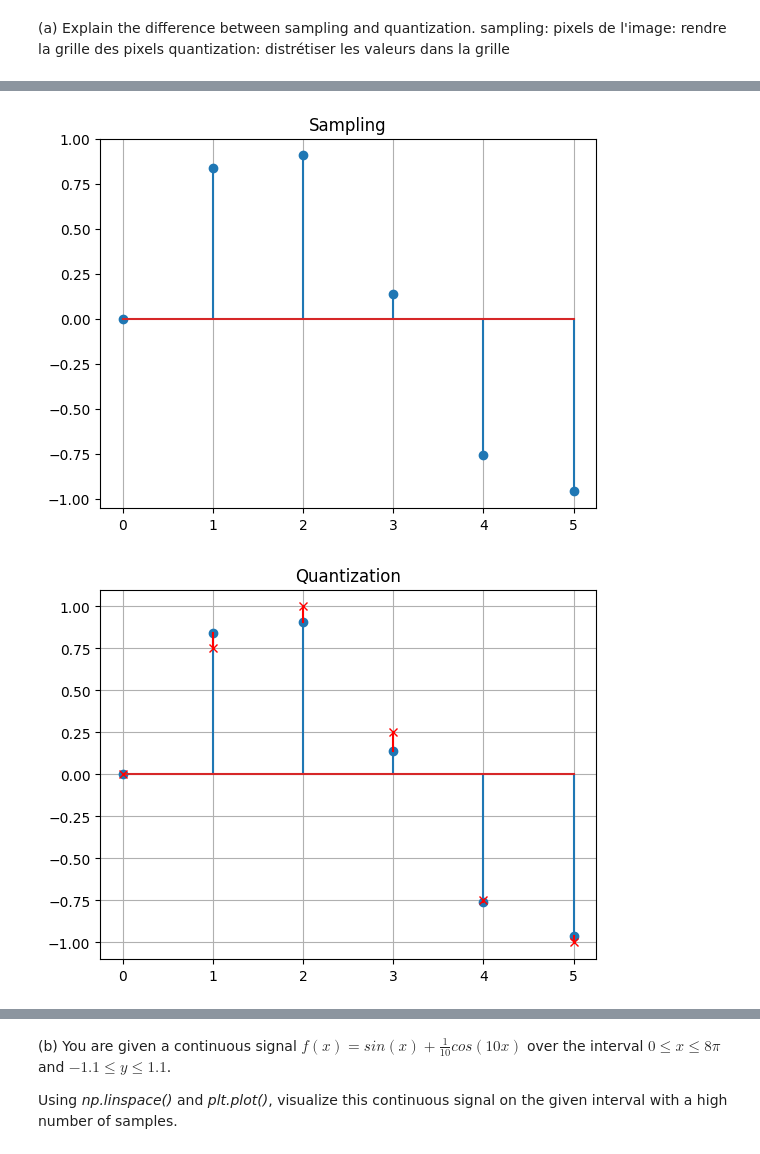
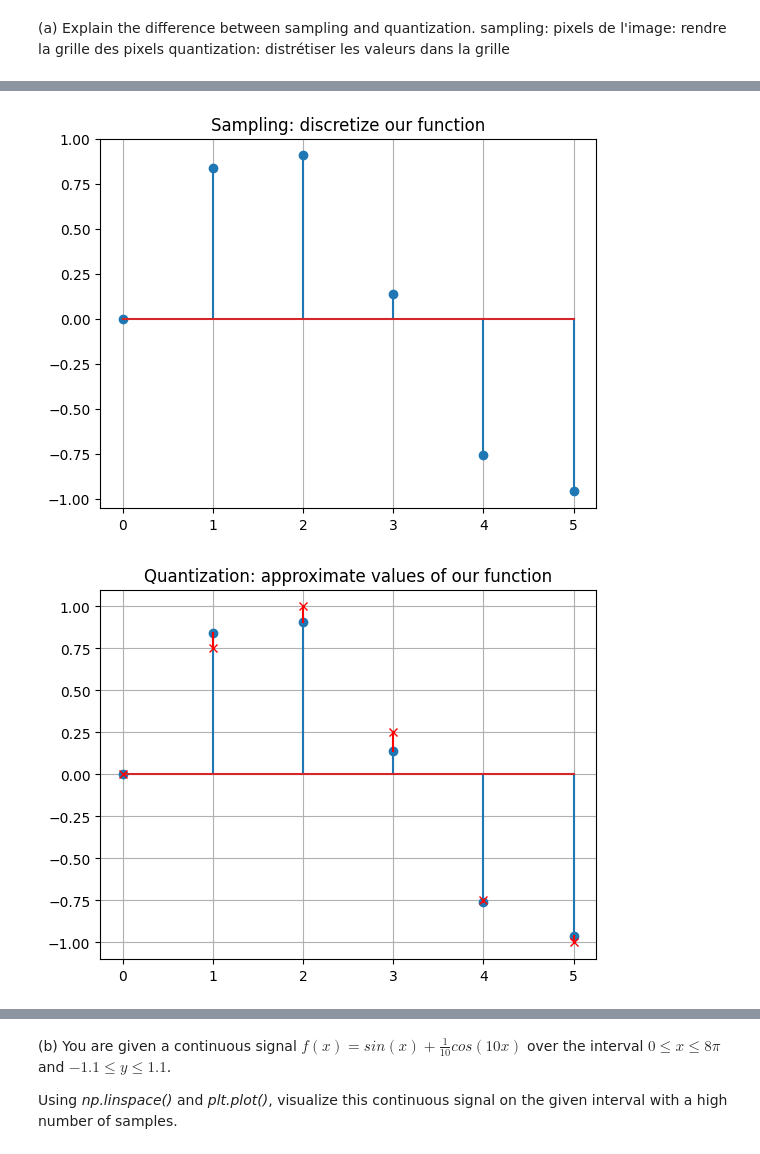
Before and after one commit to Arkanthara/digital_image_processing, a Jupyter notebook: TP3_Image_acquisition_and_sensing.ipynb, the cells around one changed output, grey strips where cells are left out. Saved outputs shown, nothing was run; the diff lists cells and outputs as text; code cells hidden in the pictures.

```diff
--- a/TP3_Image_acquisition_and_sensing.ipynb
+++ b/TP3_Image_acquisition_and_sensing.ipynb
@@ -137,35 +151,35 @@ def example():
     plt.plot(x, y)
     plt.title('Function sinus')
     plt.show()
     # plt.subplot(1, 3, 2)
     # plt.plot(x, y)
     #plt.plot(x_grid, y_grid, 'ro')
     plt.stem(x_grid, y_grid)
-    plt.title('Sampling')
+    plt.title('Sampling: discretize our function')
     plt.grid(axis = 'x')
     plt.show()
     # plt.subplot(1, 3, 3)
     #plt.plot(x, y)
     plt.stem(x_grid, y_grid, '.')
     plt.plot([1, 1], [y_grid[1], 0.75], 'r-')
     plt.plot([2, 2], [y_grid[2], 1], 'r-')
     plt.plot([3, 3], [y_grid[3], 0.25], 'r-')
     plt.plot([4, 4], [y_grid[4], - 0.75], 'r-')
     plt.plot([5, 5], [y_grid[5], -1], 'r-')
     y_quantized = [0, 0.75, 1, 0.25, -0.75, -1]
     plt.plot(x_grid, y_quantized, 'rx')
-    plt.title("Quantization")
+    plt.title("Quantization: approximate values of our function")
     plt.grid()
     plt.show()
     plt.figure()
     plt.plot(x, y)
     plt.stem(x_grid, y_quantized, 'r')
     plt.grid()
-    plt.title("Result after sampling 1 and quatization 1/4")
+    plt.title("Result of the function discretized and approximated")
     plt.show()
 
 example()
 # %% [output]
 [figure]
-[figure, old version]
+[figure, new version]
-[figure, old version]
+[figure, new version]
```
Also changed, not shown: parts of 17 cells of this notebook, 1 other file.
